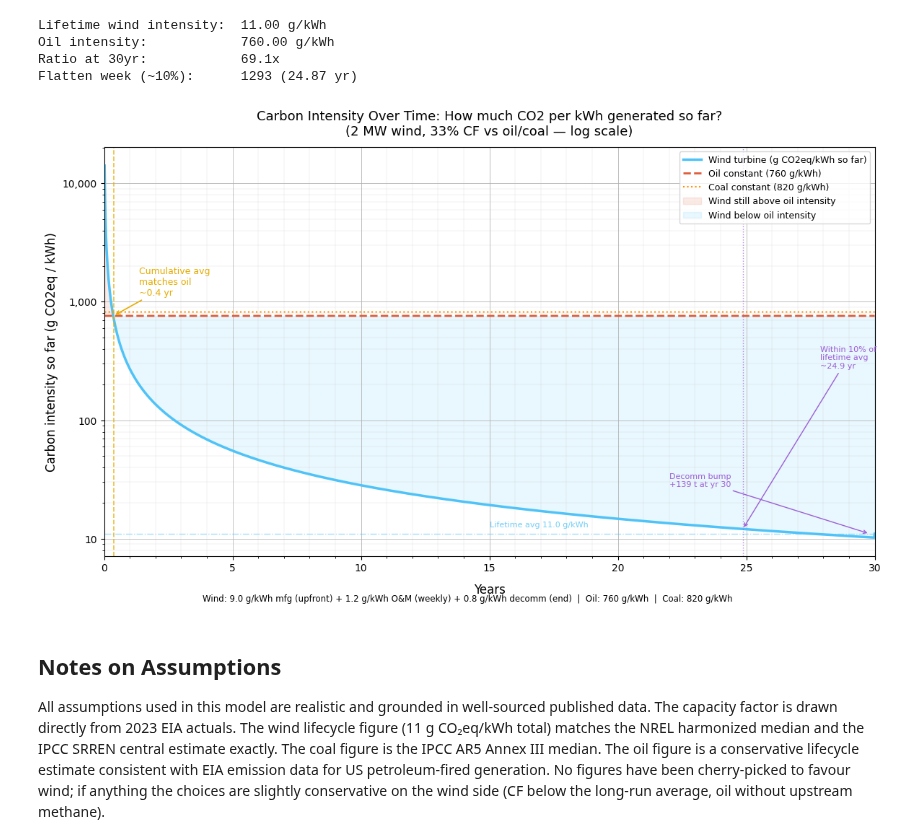
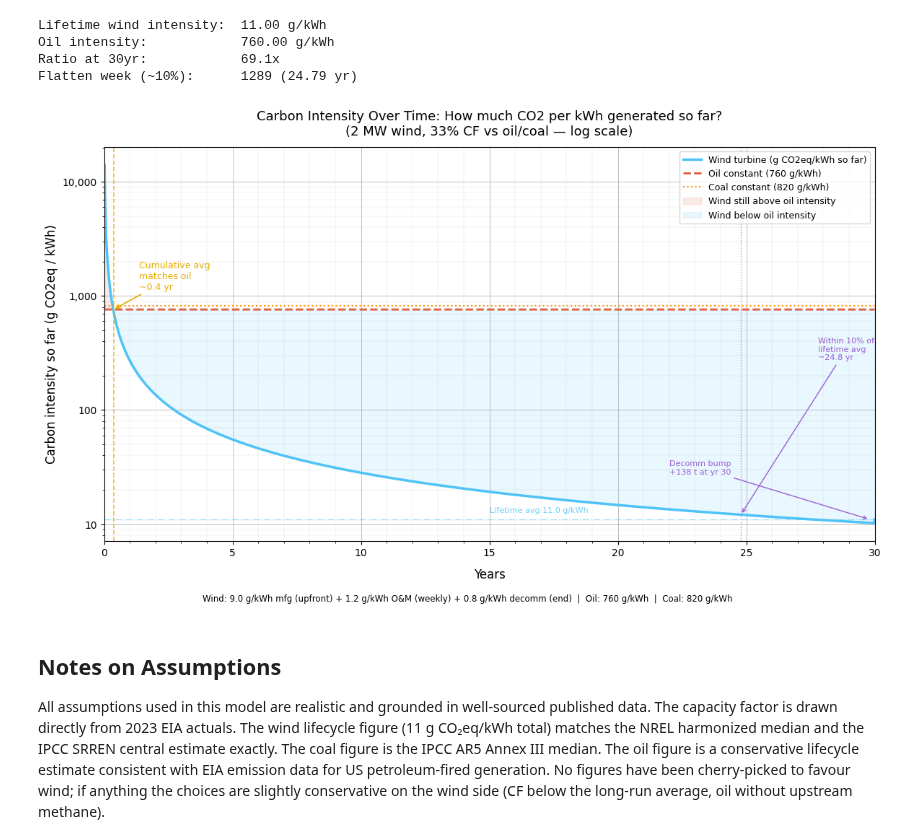
Before and after one commit to lookbusy1344/Relativity, a Jupyter notebook: Python/Carbon.ipynb, the cells around one changed output. Cells and saved outputs as stored; diff of their text form; code cells hidden in the pictures.

```diff
--- a/Python/Carbon.ipynb
+++ b/Python/Carbon.ipynb
@@ -55,7 +55,7 @@ import matplotlib.ticker as ticker
 
 
 weekly_energy_mwh = TURBINE_CAPACITY_MW * CAPACITY_FACTOR * HOURS_PER_WEEK
-lifetime_energy_mwh = TURBINE_CAPACITY_MW * CAPACITY_FACTOR * 8760 * YEARS
+lifetime_energy_mwh = weekly_energy_mwh * WEEKS
 
 
 # Carbon totals (kg)
@@ -212,7 +212,7 @@ ax_top.set_title(
     pad=12,
 )
 
-ax_top.legend(fontsize=10, loc="upper left")
+ax_top.legend(fontsize=10, loc="lower left")
 
 fig.text(
     0.5,
@@ -222,5 +222,5 @@ fig.text(
     fontsize=8.5,
 )
 
-plt.subplots_adjust(left=0.08, right=0.97, top=0.91, bottom=0.06, hspace=0.05)
+plt.subplots_adjust(left=0.08, right=0.97, top=0.91, bottom=0.10, hspace=0.05)
 # %% [output]
@@ -237,7 +237,7 @@ import matplotlib.ticker as ticker
 
 
 weekly_energy_mwh = TURBINE_CAPACITY_MW * CAPACITY_FACTOR * HOURS_PER_WEEK
-lifetime_energy_mwh = TURBINE_CAPACITY_MW * CAPACITY_FACTOR * 8760 * YEARS
+lifetime_energy_mwh = weekly_energy_mwh * WEEKS
 
 
 # Carbon totals (kg)
@@ -400,36 +400,36 @@ ax.text(
 # Axes
 ax.set_xlabel("Years", fontsize=12, labelpad=10)
 ax.set_ylabel("Carbon intensity so far (g CO2eq / kWh)", fontsize=12)
 ax.set_title(
     "Carbon Intensity Over Time: How much CO2 per kWh generated so far?\n"
     f"(2 MW wind, 33% CF vs oil/coal — log scale)",
     fontsize=13,
     pad=12,
 )
 ax.set_xlim(0, 30)
 ax.xaxis.set_major_locator(ticker.MultipleLocator(5))
 ax.xaxis.set_minor_locator(ticker.MultipleLocator(1))
 ax.yaxis.set_major_formatter(ticker.FuncFormatter(lambda x, _: f"{x:,.0f}"))
 ax.grid(True, linewidth=0.7, alpha=0.8)
 ax.grid(True, which="minor", linewidth=0.3, alpha=0.4)
 ax.legend(fontsize=9, loc="upper right")
 
 fig.text(
     0.5,
     0.01,
     f"Wind: {WIND_MANUFACTURING_KG_PER_MWH} g/kWh mfg (upfront) + {WIND_OM_KG_PER_MWH} g/kWh O&M (weekly) + {WIND_DECOMM_KG_PER_MWH} g/kWh decomm (end)  |  "
     f"Oil: {OIL_KG_PER_MWH:.0f} g/kWh  |  Coal: {COAL_KG_PER_MWH:.0f} g/kWh",
     ha="center",
     fontsize=8.5,
 )
 
-plt.subplots_adjust(left=0.08, right=0.97, top=0.91, bottom=0.10)
+plt.subplots_adjust(left=0.08, right=0.97, top=0.91, bottom=0.13)
 # %% [output]
 Lifetime wind intensity:  11.00 g/kWh
 Oil intensity:            760.00 g/kWh
 Ratio at 30yr:            69.1x
-Flatten week (~10%):      1293 (24.87 yr)
+Flatten week (~10%):      1289 (24.79 yr)
-[figure, old version]
+[figure, new version]
 # %% [markdown]
 ## Notes on Assumptions
 
```
Also changed, not shown: parts of 1 cell of this notebook.
